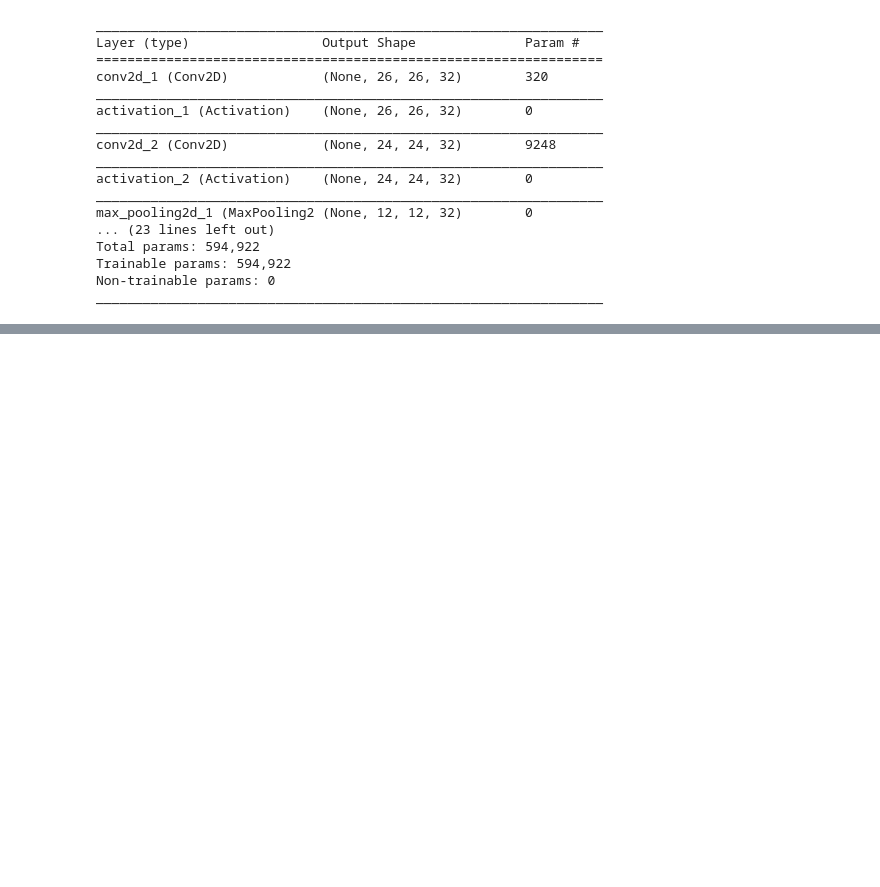
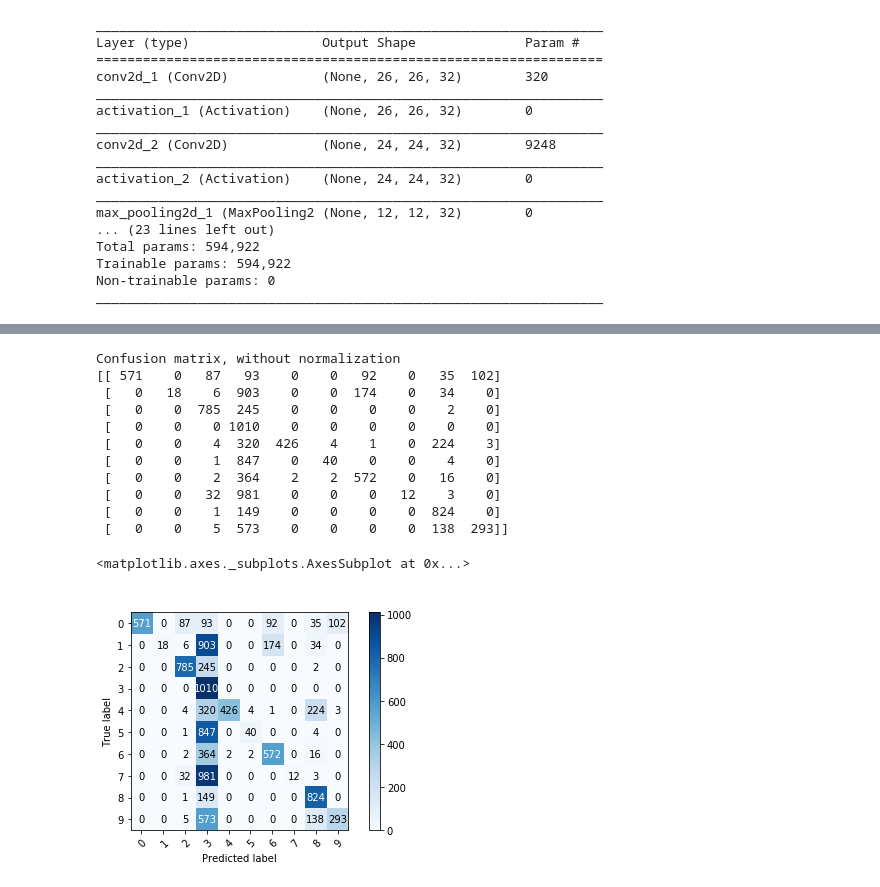
Before and after one commit to hotman1986/machineLearning, a Jupyter notebook: Adversarial/mnist_backdoor.ipynb, the cells around one changed output, grey strips where cells are left out. Cells and saved outputs as stored; diff of their text form; code cells hidden in the pictures; blank space fills up the shorter version.

```diff
--- a/Adversarial/mnist_backdoor.ipynb
+++ b/Adversarial/mnist_backdoor.ipynb
@@ -367,9 +402,11 @@ Y_test = keras.utils.to_categorical(y_test, num_classes)
 
 X_train /= 255
 X_test /= 255
+X_test_val/=255
 print('x_train shape:', x_train.shape)
-print(x_train.shape[0], 'train samples')
-print(x_test.shape[0], 'test samples')
+print(X_train.shape[0], 'train samples')
+print(X_test.shape[0], 'attacking class samples')
+print(X_test_val.shape[0], 'test samples')
 # %% [output]
 x_train shape: (60000, 28, 28)
 60000 train samples
@@ -469,7 +507,8 @@ test_gen = ImageDataGenerator()
 # %%
 train_generator = gen.flow(X_train, Y_train, batch_size=batch_size)
 test_generator = test_gen.flow(X_test, Y_test, batch_size=batch_size)
+test_val_generator = test_gen.flow(X_test_val, Y_test, batch_size=batch_size)
 # %%
 model.fit_generator(train_generator, steps_per_epoch=60000//batch_size, epochs=epochs,
-                    validation_data=test_generator, validation_steps=10000//batch_size)
+                    validation_data=test_val_generator, validation_steps=10000//batch_size)
 # %% [output]
@@ -493,0 +558,16 @@ print('Test accuracy: ', score[1])
+# %%
+save_confusion_matrix(c_test, c_prediction, classes=n_classes,title='  ')
+# %% [output]
+Confusion matrix, without normalization
+[[ 571    0   87   93    0    0   92    0   35  102]
+ [   0   18    6  903    0    0  174    0   34    0]
+ [   0    0  785  245    0    0    0    0    2    0]
+ [   0    0    0 1010    0    0    0    0    0    0]
+ [   0    0    4  320  426    4    1    0  224    3]
+ [   0    0    1  847    0   40    0    0    4    0]
+ [   0    0    2  364    2    2  572    0   16    0]
+ [   0    0   32  981    0    0    0   12    3    0]
+ [   0    0    1  149    0    0    0    0  824    0]
+ [   0    0    5  573    0    0    0    0  138  293]]
+<matplotlib.axes._subplots.AxesSubplot at 0x...>
+[figure, added]
```
Also changed, not shown: parts of 22 cells of this notebook.
